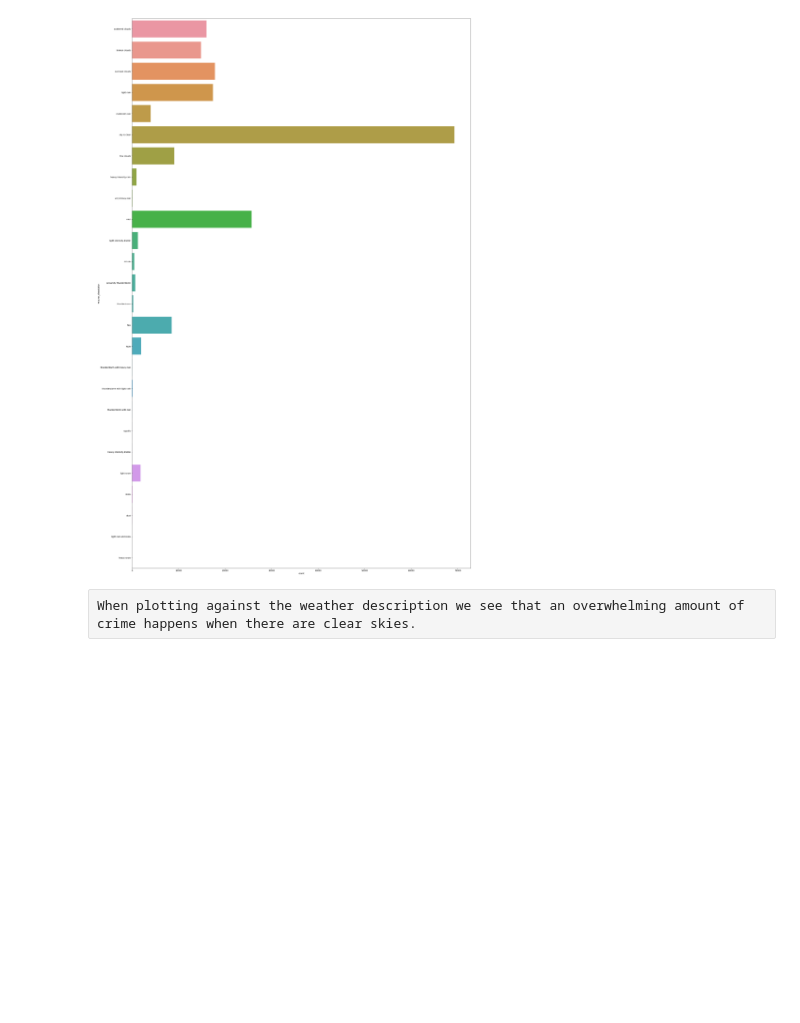
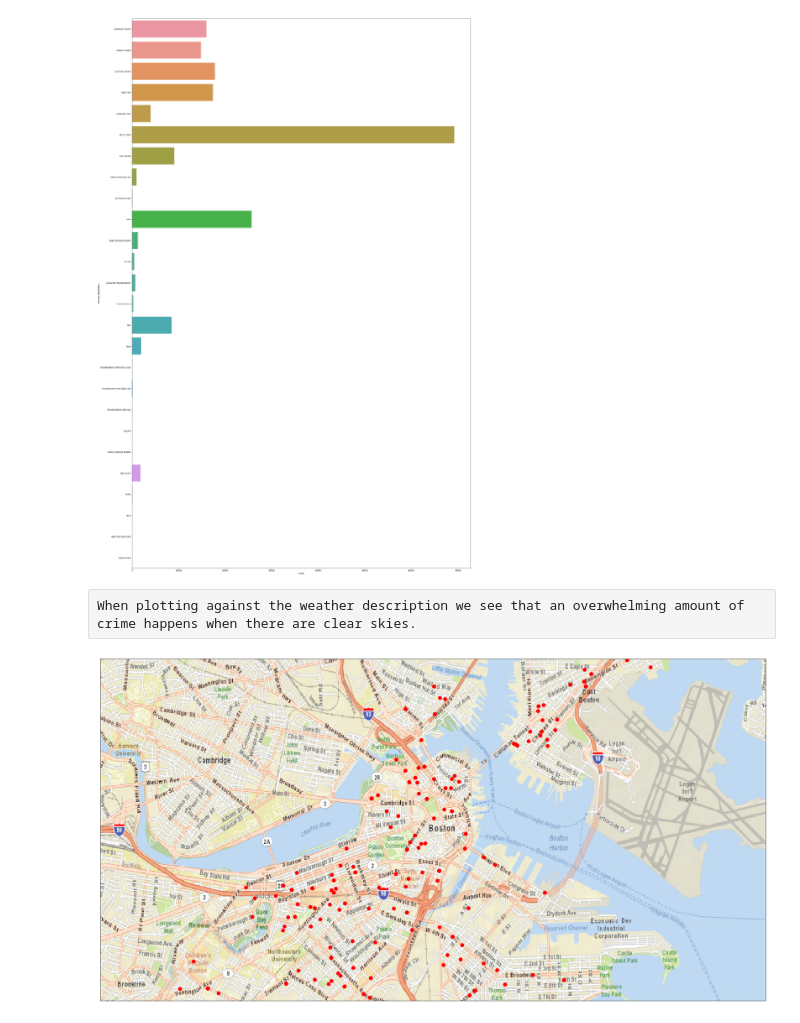
Before and after one commit to stephanGarland/sml-project-fall-2019, a Jupyter notebook: boston.ipynb, the cells around one changed output. Cells and saved outputs as stored; diff of their text form; code cells hidden in the pictures; blank space fills up the shorter version.

```diff
--- a/boston.ipynb
+++ b/boston.ipynb
@@ -322,3 +332,52 @@ plt.show()
 [figure]
 # %% [raw]
 When plotting against the weather description we see that an overwhelming amount of crime happens when there are clear skies.
+# %%
+# We need to clean up the dataset some more; I found some obviously incorrect lat/lon entries
+coords = []
+for x, y in zip(crime.crime_long.tail(500), crime.crime_lat.tail(500)):
+    coords.append((x,y))
+# %%
+"""
+Generates a map of Boston and plots crime locations as taken from previous cell.
+
+Basemap:
+* epsg is European Petroleum Survey Group; a common way of identifying map datums - for example,
+  epsg wgs84 is a global datum which Google Maps uses. Using it for this would add additional difficulty,
+  as such, 2805 (a Boston mainland specific datum) is used.
+* projection being used is Mercator, which is unfortunately the best cylindrical conformal map available to Basemap.
+* lon_0/lat_0 are the center of the map.
+* llcrnrlon/lat is lon/lat of the lower-left map boundary.
+* urcrnrlon/lat is the lon/lat of the upper-right map boundary.
+
+arcgisimage:
+* service: actually provides the map image.
+* xpixels: sets horizontal resolution; vertical is inferred.
+* verbose: if true, returns URL as well.
+
+scatter:
+* x: longitude from coords
+* y: latitude from coords
+* marker: marker style
+* color: color
+* s: size in pixels
+"""
+
+plt.figure(figsize=(30,30))
+map = Basemap(
+                epsg=2805,
+                resolution='i',
+                projection='merc',
+                lon_0=-71.057083,
+                lat_0=42.361145,
+                llcrnrlon=-71.125305,
+                llcrnrlat=42.332037,
+                urcrnrlon=-70.991678,
+                urcrnrlat=42.382334
+            )
+map.arcgisimage(service='ESRI_StreetMap_World_2D', xpixels = 1500, verbose=False)
+for x, y in coords:
+    map.scatter(x, y, latlon=True, marker='o', color='r', s=80)
+plt.show()
+# %% [output]
+[figure, added]
```
Also changed, not shown: parts of 8 cells of this notebook, 1 other file.
